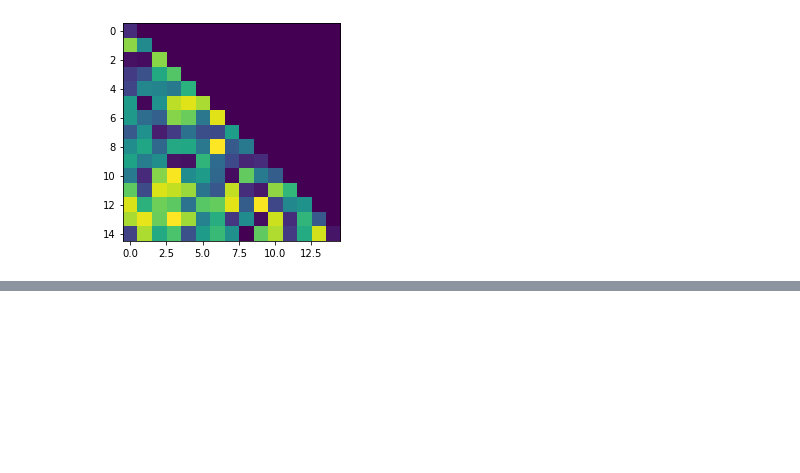
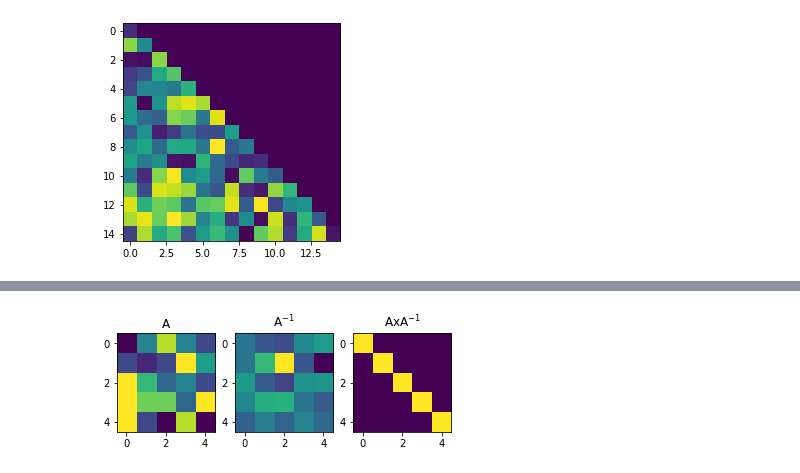
Before and after one commit to pawelztef/maths_pyt, a Jupyter notebook: linear_algebra.ipynb, the cells around one changed output, grey strips where cells are left out. Cells and saved outputs as stored; diff of their text form; code cells hidden in the pictures; blank space fills up the shorter version.

```diff
--- a/linear_algebra.ipynb
+++ b/linear_algebra.ipynb
@@ -332,0 +354,19 @@ plt.show()
+# %%
+m  = 5
+
+A = np.random.randint(-5, 6, (m, m))
+Ainv = np.linalg.inv(A)
+#print(A)
+#print(Ainv)
+
+fig, ax = plt.subplots(1, 3)
+ax[0].imshow(A)
+ax[0].set_title('A')
+ax[1].imshow(Ainv)
+ax[1].set_title('A$^{-1}$')
+ax[2].imshow(A@Ainv)
+ax[2].set_title('AxA$^{-1}$')
+
+plt.show()
+# %% [output]
+[figure, added]
```
Also changed, not shown: parts of 1 cell of this notebook.
